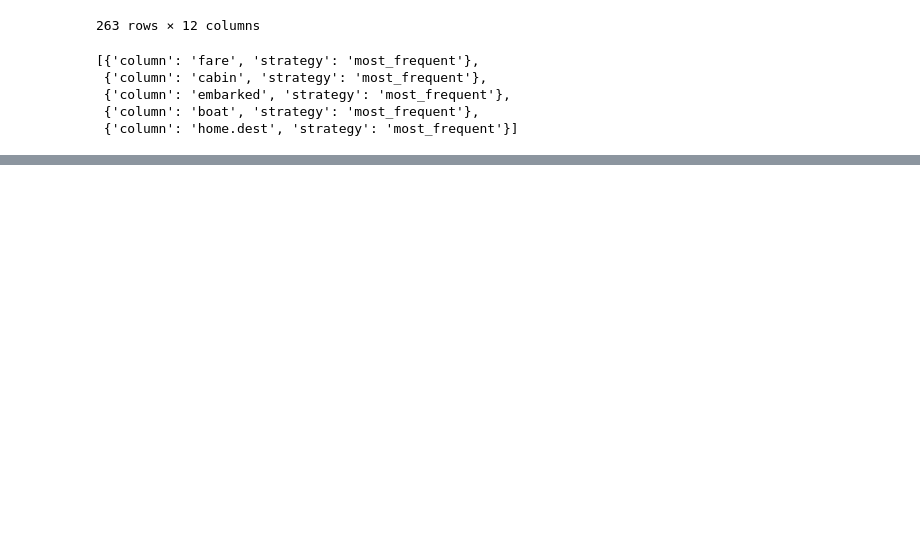
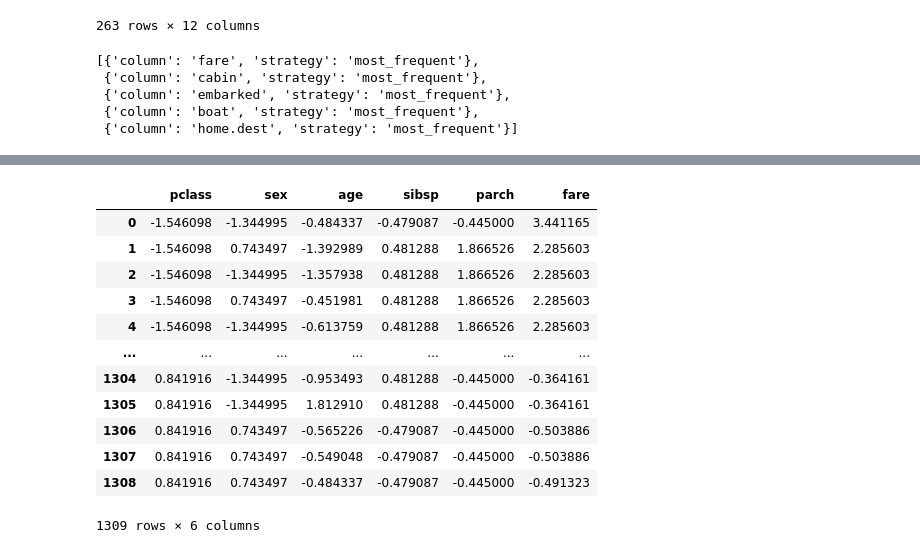
Before and after one commit to nitya-kar/machine_learning_playground, a Jupyter notebook: scikit-learn/scikit_learn_understanding_1.ipynb, the cells around one changed output, grey strips where cells are left out. Drawn from its saved outputs; the diff is of its cells as text; code cells hidden in the pictures; blank space fills up the shorter version.

```diff
--- a/scikit-learn/scikit_learn_understanding_1.ipynb
+++ b/scikit-learn/scikit_learn_understanding_1.ipynb
@@ -157,0 +200,19 @@ get_missing_data_startegy(titanic_df)
+# %%
+ss = StandardScaler()
+numeric_titanic_df[numeric_titanic_df.columns] = ss.fit_transform(numeric_titanic_df)
+# %%
+numeric_titanic_df
+# %% [output]
+|  | pclass | sex | age | sibsp | parch | fare |
+| 0 | -1.546098 | -1.344995 | -0.484337 | -0.479087 | -0.445000 | 3.441165 |
+| 1 | -1.546098 | 0.743497 | -1.392989 | 0.481288 | 1.866526 | 2.285603 |
+| 2 | -1.546098 | -1.344995 | -1.357938 | 0.481288 | 1.866526 | 2.285603 |
+| 3 | -1.546098 | 0.743497 | -0.451981 | 0.481288 | 1.866526 | 2.285603 |
+| 4 | -1.546098 | -1.344995 | -0.613759 | 0.481288 | 1.866526 | 2.285603 |
+| ... | ... | ... | ... | ... | ... | ... |
+| 1304 | 0.841916 | -1.344995 | -0.953493 | 0.481288 | -0.445000 | -0.364161 |
+| 1305 | 0.841916 | -1.344995 | 1.812910 | 0.481288 | -0.445000 | -0.364161 |
+| 1306 | 0.841916 | 0.743497 | -0.565226 | -0.479087 | -0.445000 | -0.503886 |
+| 1307 | 0.841916 | 0.743497 | -0.549048 | -0.479087 | -0.445000 | -0.503886 |
+| 1308 | 0.841916 | 0.743497 | -0.484337 | -0.479087 | -0.445000 | -0.491323 |
+1309 rows × 6 columns
```
Also changed, not shown: parts of 14 cells of this notebook.
